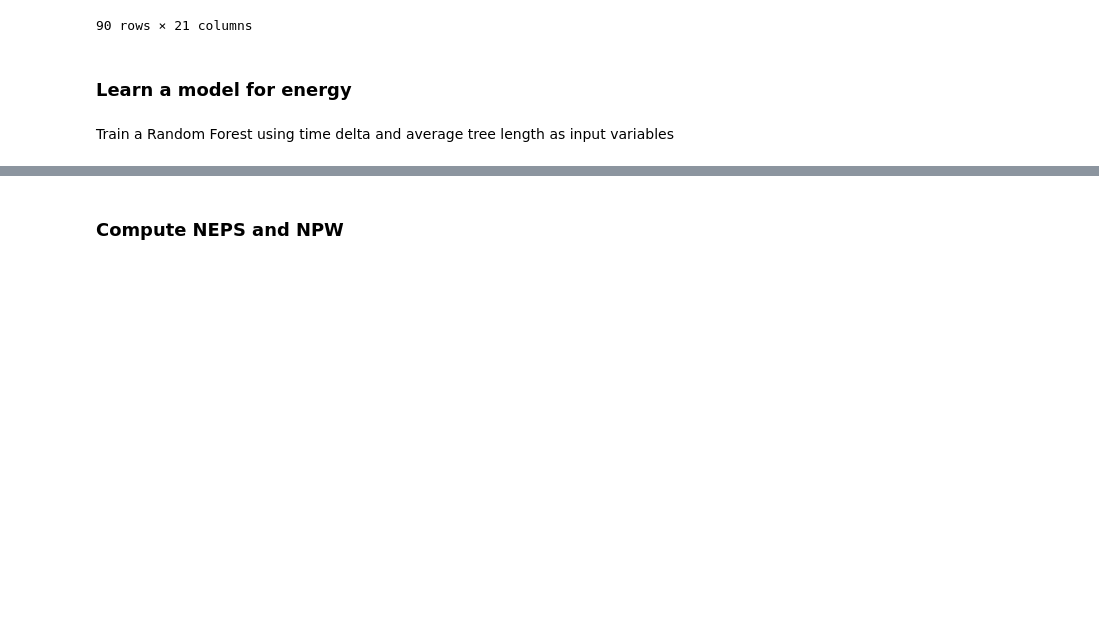
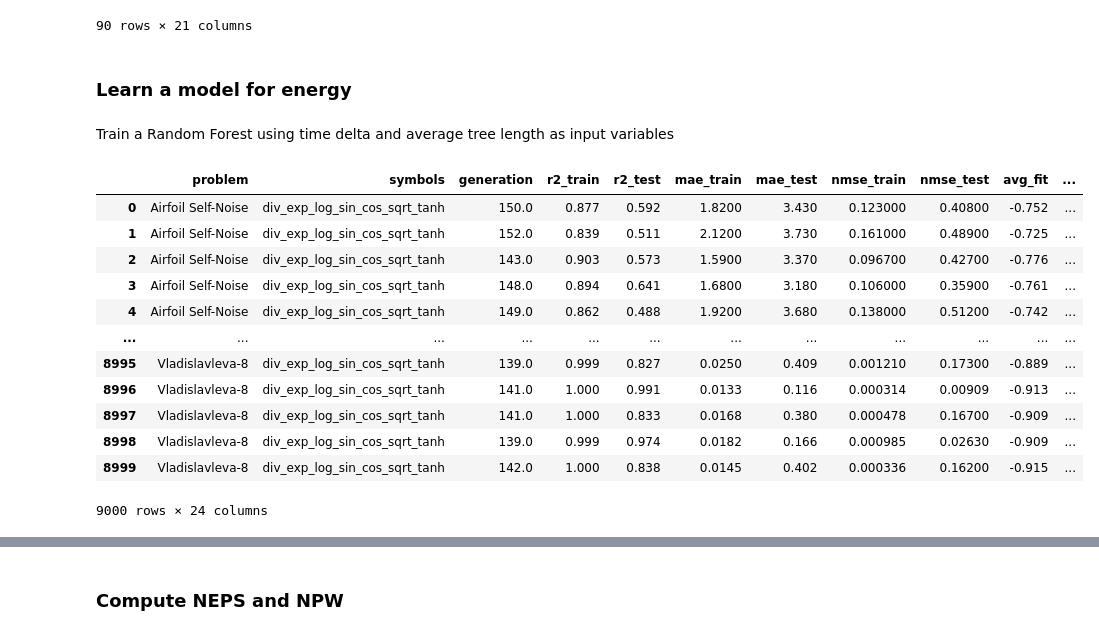
Before and after one commit to christophercrary/conference-ppsn-2024, a Jupyter notebook: code/operon/analyze_results.ipynb, the cells around one changed output, grey strips where cells are left out. Drawn from its saved outputs; the diff is of its cells as text; code cells hidden in the pictures; blank space fills up the shorter version.

```diff
--- a/code/operon/analyze_results.ipynb
+++ b/code/operon/analyze_results.ipynb
@@ -144,6 +144,22 @@ df1.groupby(['problem', 'backend']).median(numeric_only=True)
 ### Learn a model for energy
 # %% [markdown]
 Train a Random Forest using time delta and average tree length as input variables
+# %%
+runs_with_nls
+# %% [output]
+|  | problem | symbols | generation | r2_train | r2_test | mae_train | mae_test | nmse_train | nmse_test | avg_fit | ... |
+| 0 | Airfoil Self-Noise | div_exp_log_sin_cos_sqrt_tanh | 150.0 | 0.877 | 0.592 | 1.8200 | 3.430 | 0.123000 | 0.40800 | -0.752 | ... |
+| 1 | Airfoil Self-Noise | div_exp_log_sin_cos_sqrt_tanh | 152.0 | 0.839 | 0.511 | 2.1200 | 3.730 | 0.161000 | 0.48900 | -0.725 | ... |
+| 2 | Airfoil Self-Noise | div_exp_log_sin_cos_sqrt_tanh | 143.0 | 0.903 | 0.573 | 1.5900 | 3.370 | 0.096700 | 0.42700 | -0.776 | ... |
+| 3 | Airfoil Self-Noise | div_exp_log_sin_cos_sqrt_tanh | 148.0 | 0.894 | 0.641 | 1.6800 | 3.180 | 0.106000 | 0.35900 | -0.761 | ... |
+| 4 | Airfoil Self-Noise | div_exp_log_sin_cos_sqrt_tanh | 149.0 | 0.862 | 0.488 | 1.9200 | 3.680 | 0.138000 | 0.51200 | -0.742 | ... |
+| ... | ... | ... | ... | ... | ... | ... | ... | ... | ... | ... | ... |
+| 8995 | Vladislavleva-8 | div_exp_log_sin_cos_sqrt_tanh | 139.0 | 0.999 | 0.827 | 0.0250 | 0.409 | 0.001210 | 0.17300 | -0.889 | ... |
+| 8996 | Vladislavleva-8 | div_exp_log_sin_cos_sqrt_tanh | 141.0 | 1.000 | 0.991 | 0.0133 | 0.116 | 0.000314 | 0.00909 | -0.913 | ... |
+| 8997 | Vladislavleva-8 | div_exp_log_sin_cos_sqrt_tanh | 141.0 | 1.000 | 0.833 | 0.0168 | 0.380 | 0.000478 | 0.16700 | -0.909 | ... |
+| 8998 | Vladislavleva-8 | div_exp_log_sin_cos_sqrt_tanh | 139.0 | 0.999 | 0.974 | 0.0182 | 0.166 | 0.000985 | 0.02630 | -0.909 | ... |
+| 8999 | Vladislavleva-8 | div_exp_log_sin_cos_sqrt_tanh | 142.0 | 1.000 | 0.838 | 0.0145 | 0.402 | 0.000336 | 0.16200 | -0.915 | ... |
+9000 rows × 24 columns
 # %%
 def fill_energy_values(myruns, mydata):
     r = myruns.select_dtypes(include=np.number).replace([np.inf, -np.inf], np.nan).dropna(axis=0).clip()
```
Also changed, not shown: parts of 13 cells of this notebook, 31 other files.
